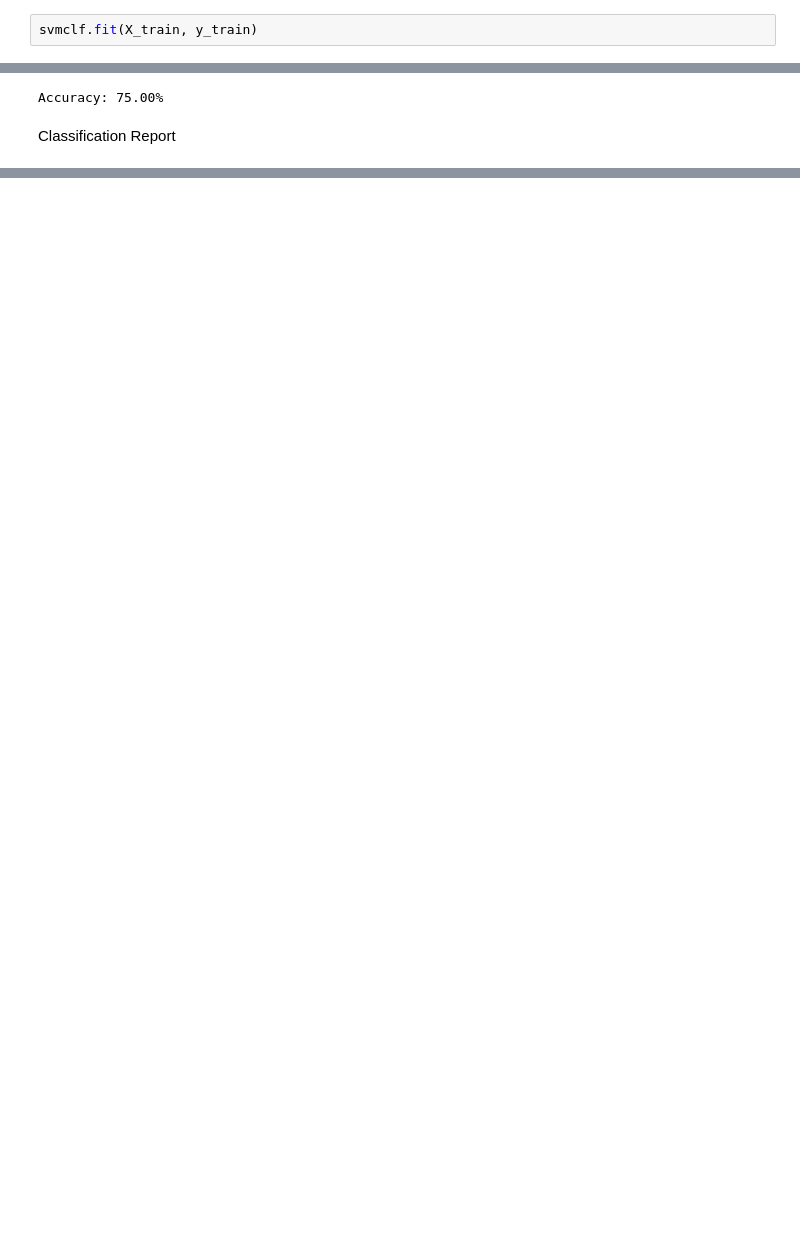
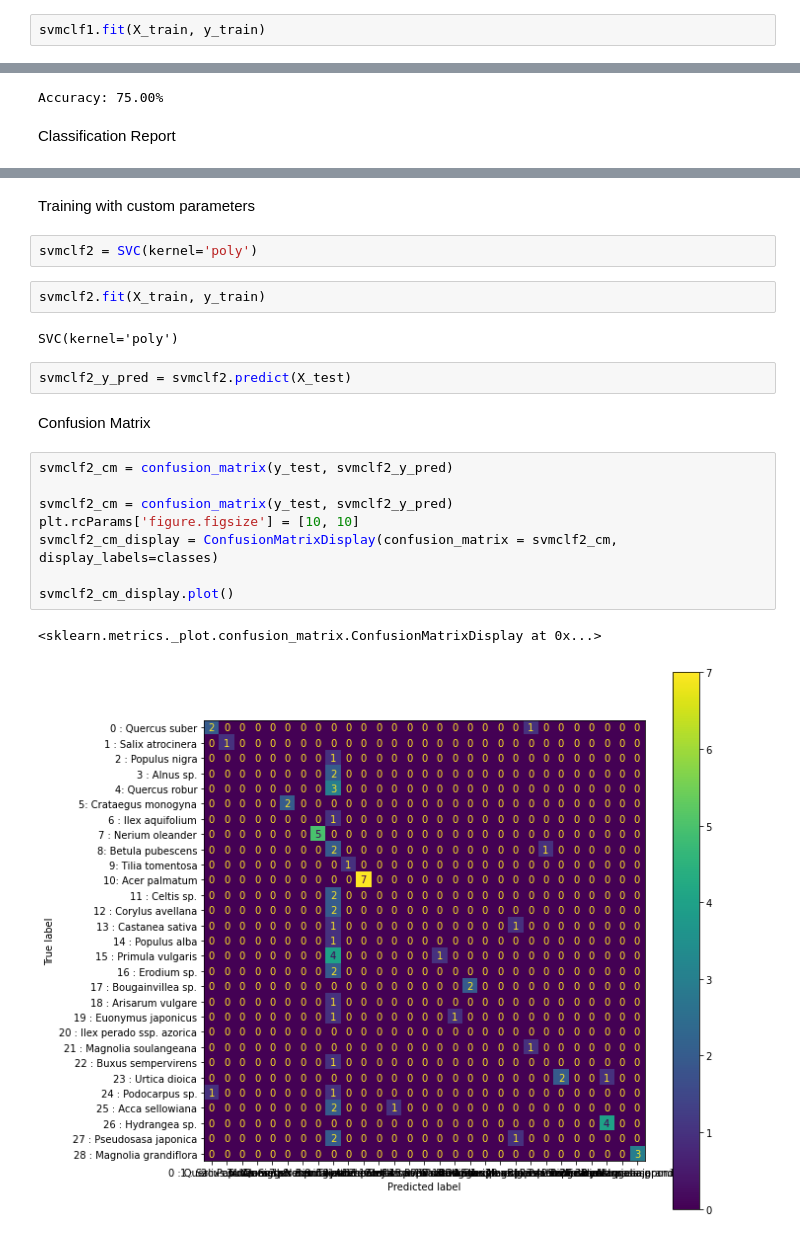
Before and after one commit to KanishaLiyanage/leaf-classification-scikit-learn, a Jupyter notebook: leaf-classification-scikit-learn.ipynb, the cells around one changed output, grey strips where cells are left out. Saved outputs shown, nothing was run; the diff lists cells and outputs as text; blank space fills up the shorter version.

```diff
--- a/leaf-classification-scikit-learn.ipynb
+++ b/leaf-classification-scikit-learn.ipynb
@@ -917,5 +1305,5 @@ svmclf = SVC()
 # %%
-svmclf.fit(X_train, y_train)
+svmclf1.fit(X_train, y_train)
 # %% [output]
 SVC()
 # %%
@@ -999,0 +1435,23 @@ Recall is ill-defined and being set to 0.0 in labels with no true samples. Use `
+# %% [markdown]
+Training with custom parameters
+# %%
+svmclf2 = SVC(kernel='poly')
+# %%
+svmclf2.fit(X_train, y_train)
+# %% [output]
+SVC(kernel='poly')
+# %%
+svmclf2_y_pred = svmclf2.predict(X_test)
+# %% [markdown]
+Confusion Matrix
+# %%
+svmclf2_cm = confusion_matrix(y_test, svmclf2_y_pred)
+
+svmclf2_cm = confusion_matrix(y_test, svmclf2_y_pred)
+plt.rcParams['figure.figsize'] = [10, 10]
+svmclf2_cm_display = ConfusionMatrixDisplay(confusion_matrix = svmclf2_cm, display_labels=classes)
+
+svmclf2_cm_display.plot()
+# %% [output]
+<sklearn.metrics._plot.confusion_matrix.ConfusionMatrixDisplay at 0x...>
+[figure, added]
```
Also changed, not shown: parts of 58 cells of this notebook, 31 other files.
